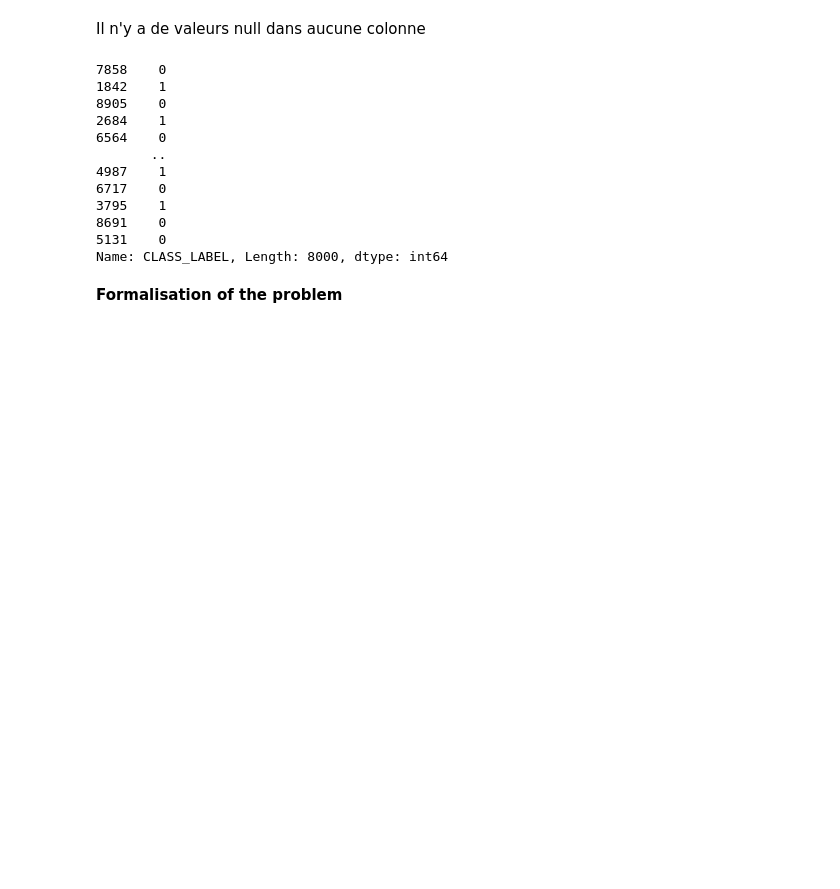
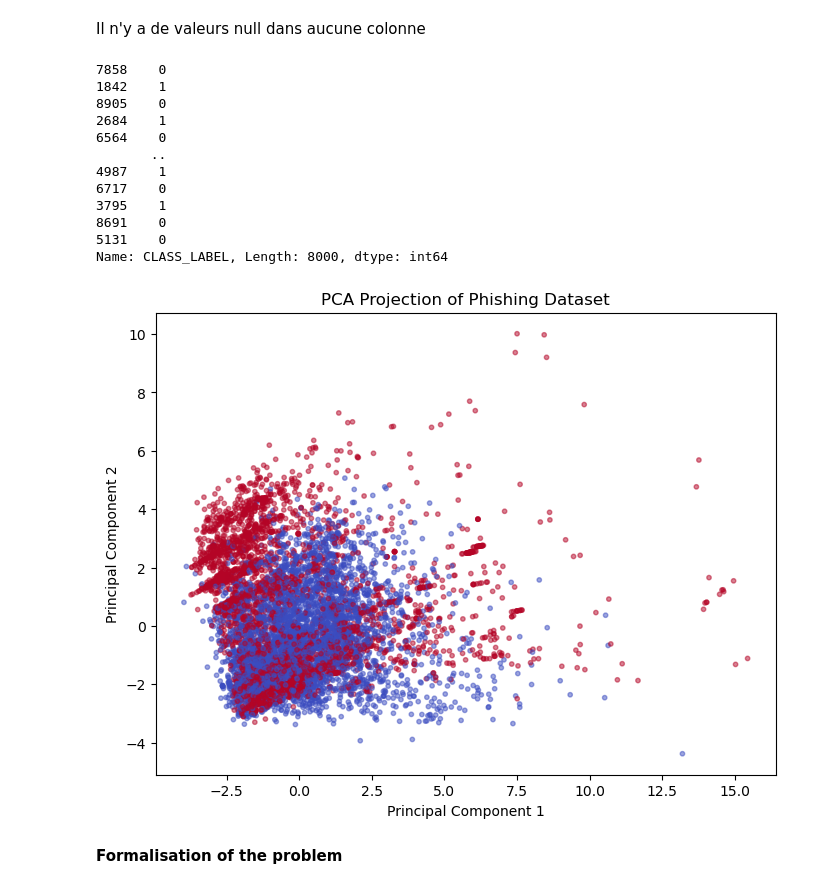
Before and after one commit to limeen298/Projet-Machine-Learning, a Jupyter notebook: Data_analysis.ipynb, the cells around one changed output. Saved outputs shown, nothing was run; the diff lists cells and outputs as text; code cells hidden in the pictures; blank space fills up the shorter version.

```diff
--- a/Data_analysis.ipynb
+++ b/Data_analysis.ipynb
@@ -130,3 +136,20 @@ Name: CLASS_LABEL, Length: 8000, dtype: int64
+# %%
+# %% [markdown]
+# **2. Dimensionality Reduction (PCA)**
+# We visualize the separability of the data using PCA.
+
+# %%
+pca = PCA(n_components=2)
+X_pca = pca.fit_transform(X_train_scaled)
+
+plt.figure(figsize=(8, 6))
+plt.scatter(X_pca[:, 0], X_pca[:, 1], c=y_train, cmap='coolwarm', alpha=0.5, s=10)
+plt.title('PCA Projection of Phishing Dataset')
+plt.xlabel('Principal Component 1')
+plt.ylabel('Principal Component 2')
+plt.show()
+# %% [output]
+[figure, added]
 # %% [markdown]
 **Formalisation of the problem**
 # %% [markdown]
```
Also changed, not shown: parts of 15 cells of this notebook.
